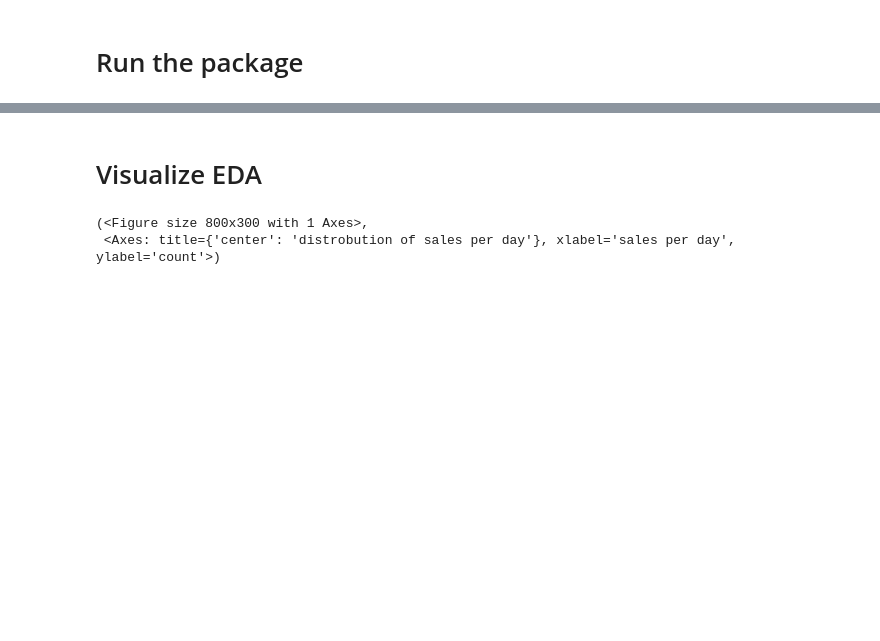
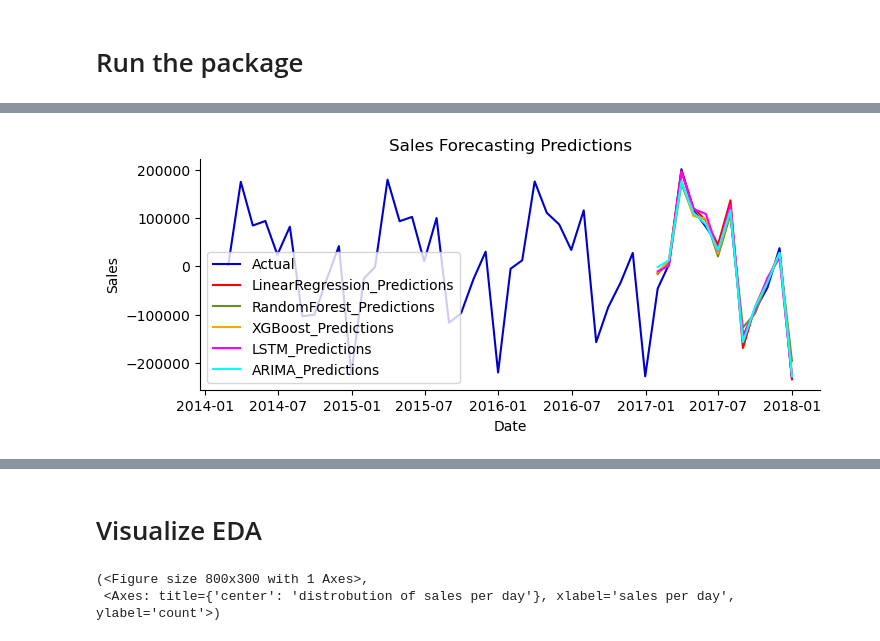
Before and after one commit to mollyryanruby/auto_forecast, a Jupyter notebook: auto_forecast/example/example_notebook.ipynb, the cells around one changed output, grey strips where cells are left out. Saved outputs shown, nothing was run; the diff lists cells and outputs as text; code cells hidden in the pictures; blank space fills up the shorter version.

Commit message:
added result & error plotting

```diff
--- a/auto_forecast/example/example_notebook.ipynb
+++ b/auto_forecast/example/example_notebook.ipynb
@@ -21,7 +21,7 @@ diffed_value_col = f"{value_col}_differenced"
 date_col = 'date'
 mean_freq = 'Y'
 forecast_horizon = 12
-model_list = ['ARIMA'] # 'LinearRegression', 'RandomForest', 'XGBoost', 'LSTM',
+model_list = ['LinearRegression', 'RandomForest', 'XGBoost', 'LSTM', 'ARIMA']
 
 daily_data = pd.read_csv('train.csv')
 
@@ -53,8 +53,8 @@ train, test = create_train_test(supervised_data, forecast_horizon)
 
 scaler = DataScaler()
 print('Train data shape: ', train.shape)
-train_scaled = scaler.fit_transform(train)
-test_scaled = scaler.transform(test)
+train_scaled = scaler.fit_transform(train).set_index(date_col)
+test_scaled = scaler.transform(test).set_index(date_col)
 print('Train data shape: ', train_scaled.shape)
 
 model = SalesForecasting(model_list=model_list)
@@ -74,0 +83,4 @@ pd.DataFrame(output.stored_models).T
+# %%
+dkjfs = model.plot_results()
+# %% [output]
+[figure, added]
```
Also changed, not shown: parts of 5 cells of this notebook, 2 other files.
